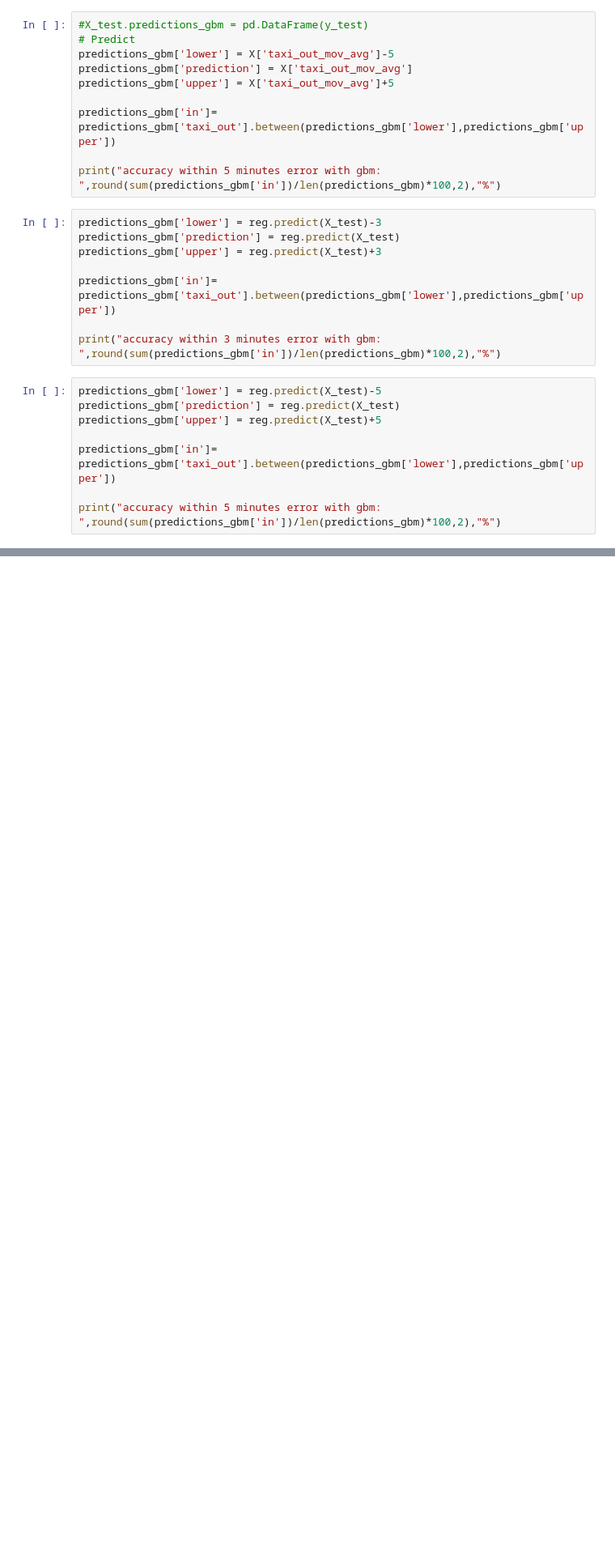
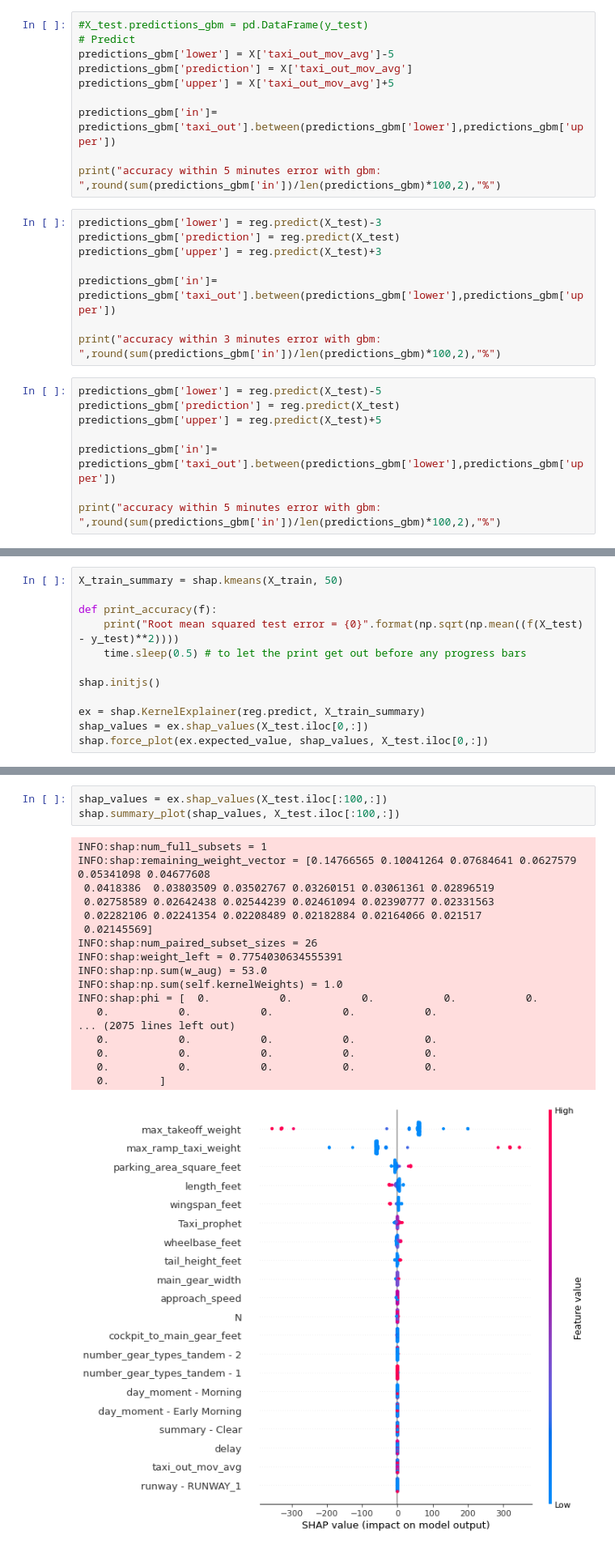
Before and after one commit to damienchambon/Hackathon-Eleven, a Jupyter notebook: data_exploration/Model Preprocessing_prophet_attempt.ipynb, the cells around one changed output, grey strips where cells are left out. Shown at 81% size. Drawn from its saved outputs; the diff is of its cells as text; blank space fills up the shorter version.

```diff
--- a/data_exploration/Model Preprocessing_prophet_attempt.ipynb
+++ b/data_exploration/Model Preprocessing_prophet_attempt.ipynb
@@ -595,0 +650,12 @@ pickle.save()
+# %%
+X_train_summary = shap.kmeans(X_train, 50)
+
+def print_accuracy(f):
+    print("Root mean squared test error = {0}".format(np.sqrt(np.mean((f(X_test) - y_test)**2))))
+    time.sleep(0.5) # to let the print get out before any progress bars
+
+shap.initjs()
+
+ex = shap.KernelExplainer(reg.predict, X_train_summary)
+shap_values = ex.shap_values(X_test.iloc[0,:])
+shap.force_plot(ex.expected_value, shap_values, X_test.iloc[0,:])
@@ -595,0 +682,22 @@ pickle.save()
+# %%
+shap_values = ex.shap_values(X_test.iloc[:100,:])
+shap.summary_plot(shap_values, X_test.iloc[:100,:])
+# %% [output]
+INFO:shap:num_full_subsets = 1
+INFO:shap:remaining_weight_vector = [0.14766565 0.10041264 0.07684641 0.0627579  0.05341098 0.04677608
+ 0.0418386  0.03803509 0.03502767 0.03260151 0.03061361 0.02896519
+ 0.02758589 0.02642438 0.02544239 0.02461094 0.02390777 0.02331563
+ 0.02282106 0.02241354 0.02208489 0.02182884 0.02164066 0.021517
+ 0.02145569]
+INFO:shap:num_paired_subset_sizes = 26
+INFO:shap:weight_left = 0.7754030634555391
+INFO:shap:np.sum(w_aug) = 53.0
+INFO:shap:np.sum(self.kernelWeights) = 1.0
+INFO:shap:phi = [  0.           0.           0.           0.           0.
+   0.           0.           0.           0.           0.
+... (2075 lines left out)
+   0.           0.           0.           0.           0.
+   0.           0.           0.           0.           0.
+   0.           0.           0.           0.           0.
+   0.        ]
+[figure, added]
```
Also changed, not shown: parts of 19 cells of this notebook.
